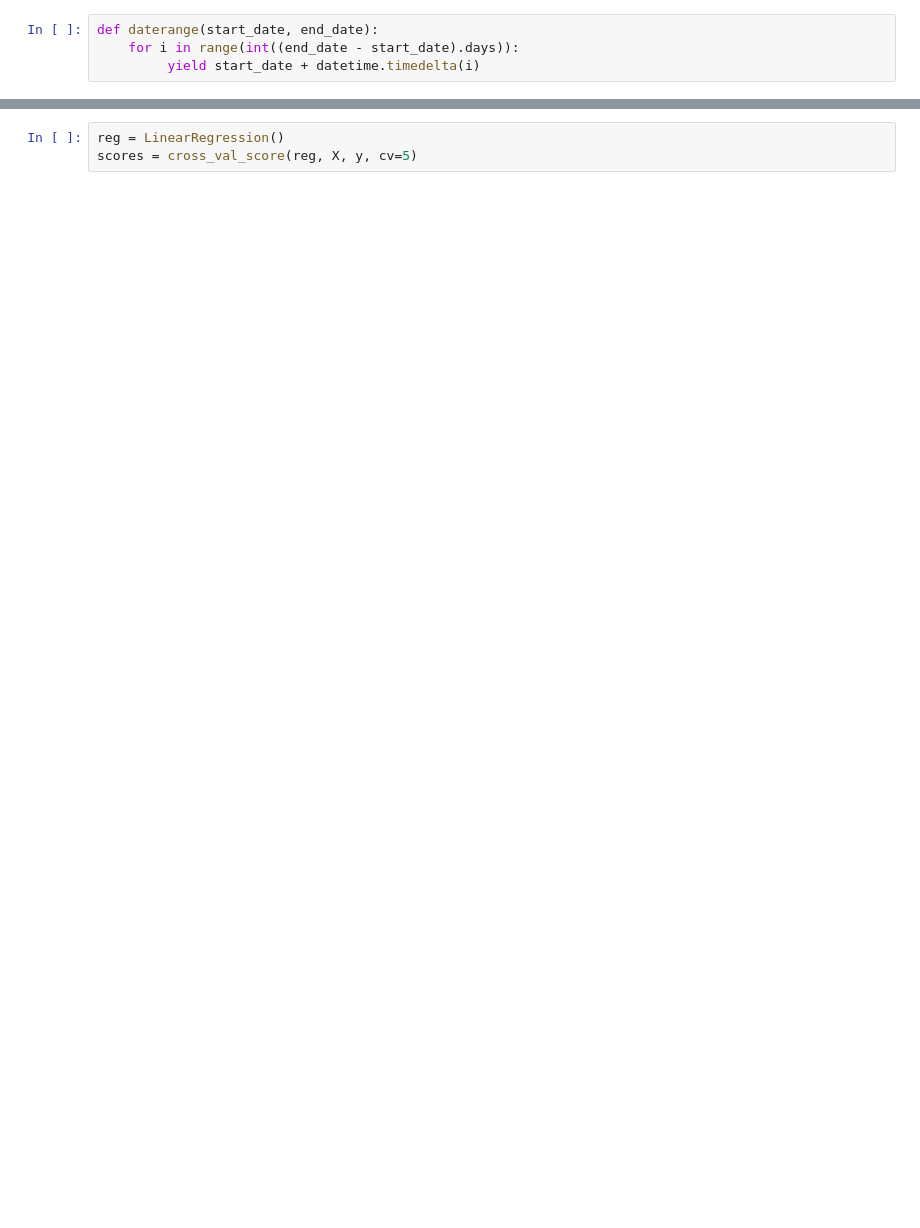
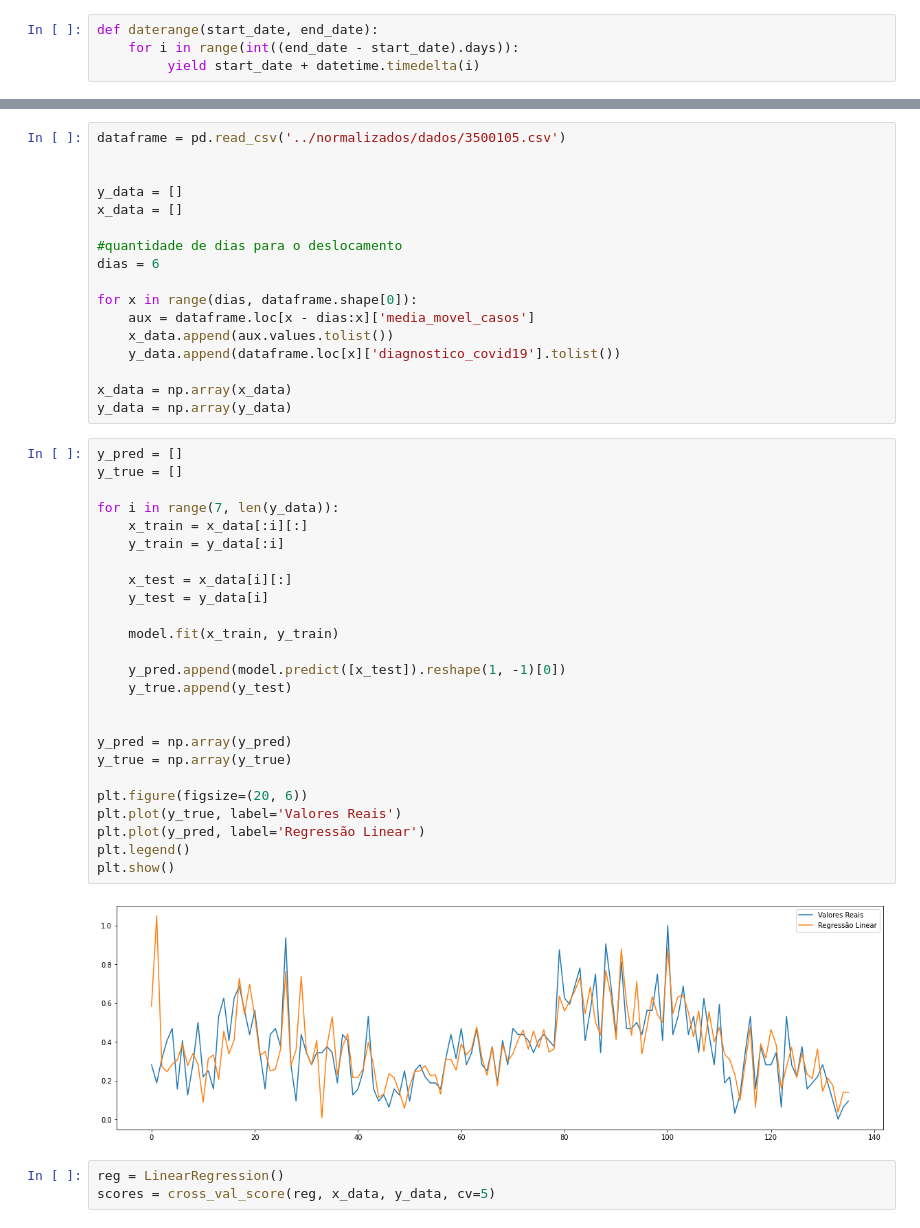
Before and after one commit to CamiloMaiaPires/ProjetoFinal_IA, a Jupyter notebook: Analise_modelos/Regressao.ipynb, the cells around one changed output, grey strips where cells are left out. Saved outputs shown, nothing was run; the diff lists cells and outputs as text; blank space fills up the shorter version.

```diff
--- a/Analise_modelos/Regressao.ipynb
+++ b/Analise_modelos/Regressao.ipynb
@@ -36,6 +73,50 @@ y = z
+# %%
+dataframe = pd.read_csv('../normalizados/dados/3500105.csv')
+
+
+y_data = []
+x_data = []
+
+#quantidade de dias para o deslocamento
+dias = 6
+
+for x in range(dias, dataframe.shape[0]):
+    aux = dataframe.loc[x - dias:x]['media_movel_casos']
+    x_data.append(aux.values.tolist())
+    y_data.append(dataframe.loc[x]['diagnostico_covid19'].tolist())
+
+x_data = np.array(x_data)
+y_data = np.array(y_data)
+# %%
+y_pred = []
+y_true = []
+
+for i in range(7, len(y_data)):
+    x_train = x_data[:i][:]
+    y_train = y_data[:i]
+
+    x_test = x_data[i][:]
+    y_test = y_data[i]
+
+    model.fit(x_train, y_train)
+
+    y_pred.append(model.predict([x_test]).reshape(1, -1)[0])
+    y_true.append(y_test)
+
+
+y_pred = np.array(y_pred)
+y_true = np.array(y_true)
+
+plt.figure(figsize=(20, 6))
+plt.plot(y_true, label='Valores Reais')
+plt.plot(y_pred, label='Regressão Linear')
+plt.legend()
+plt.show()
+# %% [output]
+[figure, added]
 # %%
 reg = LinearRegression()
-scores = cross_val_score(reg, X, y, cv=5)
+scores = cross_val_score(reg, x_data, y_data, cv=5)
 # %%
 print(scores)
 # %% [output]
```
Also changed, not shown: parts of 12 cells of this notebook.
